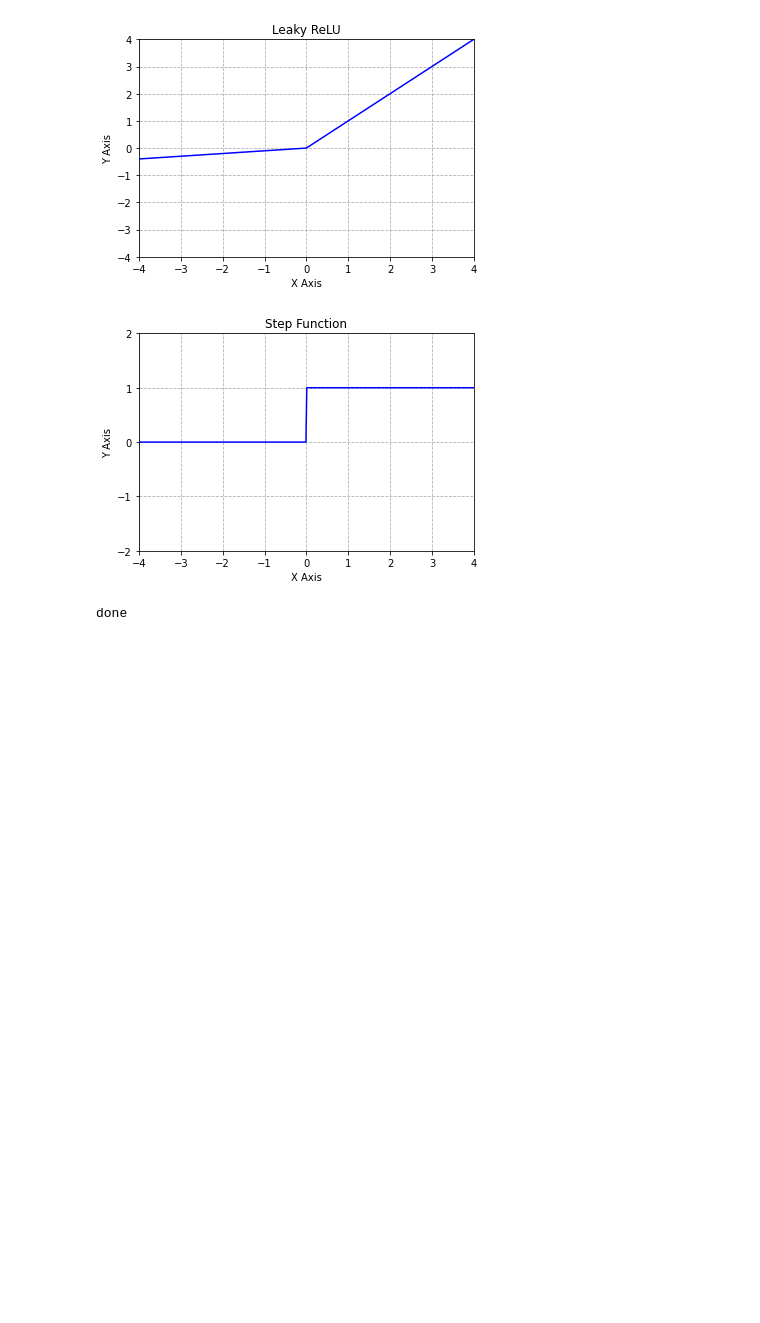
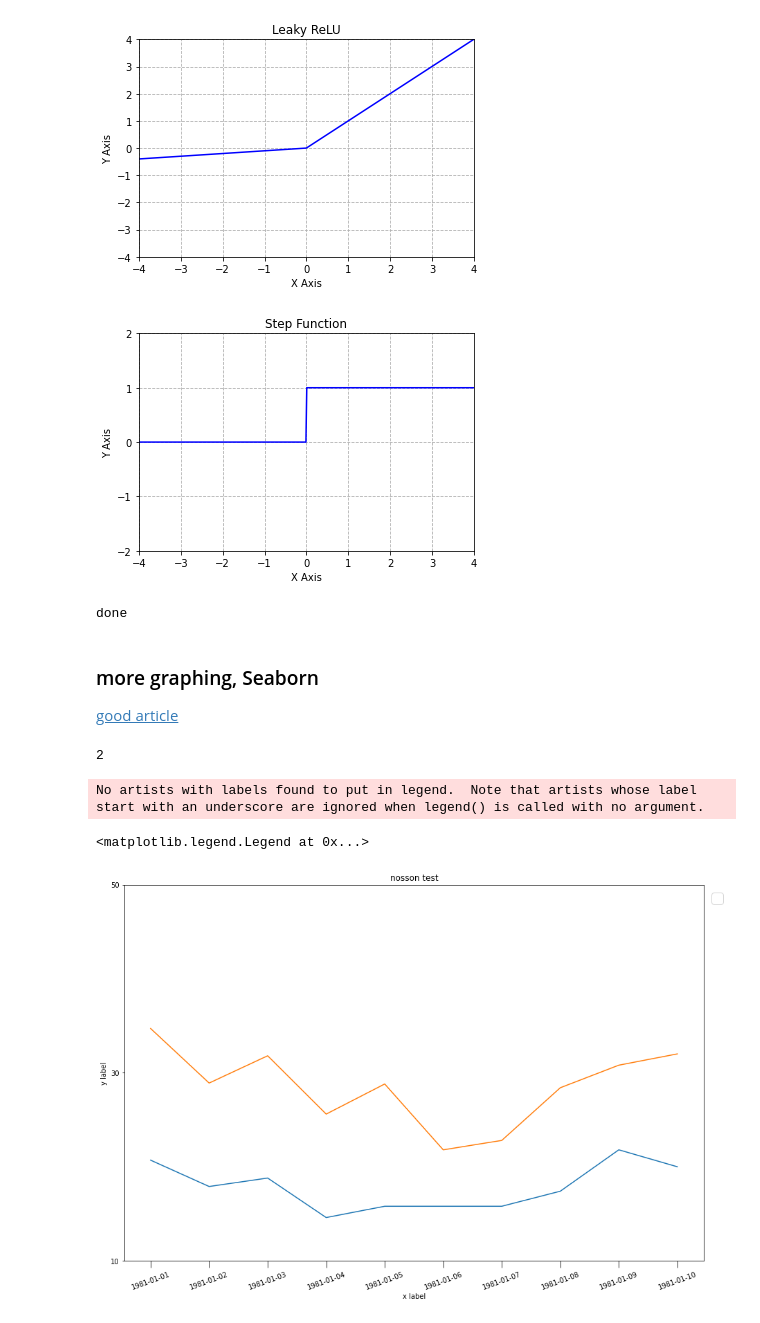
Before and after one commit to Nossonhuebner/ml-study, a Jupyter notebook: 01-misc fundamentals.ipynb, the cells around one changed output. Saved outputs shown, nothing was run; the diff lists cells and outputs as text; code cells hidden in the pictures; blank space fills up the shorter version.

```diff
--- a/01-misc fundamentals.ipynb
+++ b/01-misc fundamentals.ipynb
@@ -701,3 +676,11 @@ print('done')
 [figure]
 [figure]
 done
+# %% [markdown]
+### more graphing, Seaborn
+
+[good article](https://towardsdatascience.com/matplotlib-seaborn-pandas-an-ideal-amalgamation-for-statistical-data-visualisation-f619c8e8baa3)
+# %%
+1+1
+# %% [output]
+2
@@ -703,0 +690,26 @@ done
+# %%
+dates = [
+    '1981-01-01', '1981-01-02', '1981-01-03', '1981-01-04', '1981-01-05',
+    '1981-01-06', '1981-01-07', '1981-01-08', '1981-01-09', '1981-01-10'
+]
+min_temperature = [20.7, 17.9, 18.8, 14.6, 15.8, 15.8, 15.8, 17.4, 21.8, 20.0]
+max_temperature = [34.7, 28.9, 31.8, 25.6, 28.8, 21.8, 22.8, 28.4, 30.8, 32.0]
+# %%
+fig1, ax = plt.subplots(1, 1, figsize=(15,10))
+ax.plot(dates, min_temperature)
+ax.plot(dates, max_temperature)
+ax.set_xlabel('x label')
+ax.set_ylabel('y label')
+ax.set_title('nosson test')
+ax.set_xticks(dates)
+ax.set_xticklabels(dates)
+ax.tick_params('x', labelsize=10, labelrotation=20, size=10)
+
+ax.set_ylim(10, 35)
+ax.set_yticks([10, 30, 50])
+ax.tick_params('y', labelsize=10)
+ax.legend(fontsize=22, loc='upper left', bbox_to_anchor=(1,1))
+# %% [output]
+No artists with labels found to put in legend.  Note that artists whose label start with an underscore are ignored when legend() is called with no argument.
+<matplotlib.legend.Legend at 0x...>
+[figure, added]
```
Also changed, not shown: parts of 21 cells of this notebook, 1 other file.
